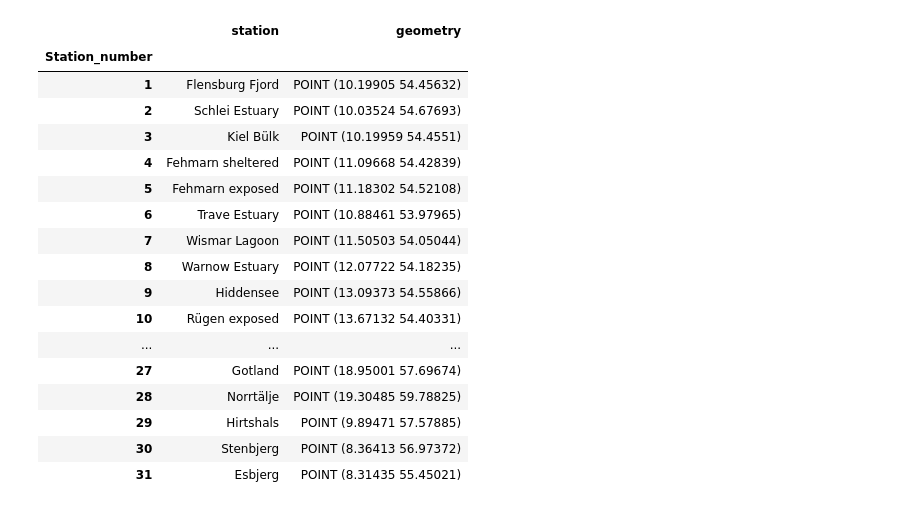
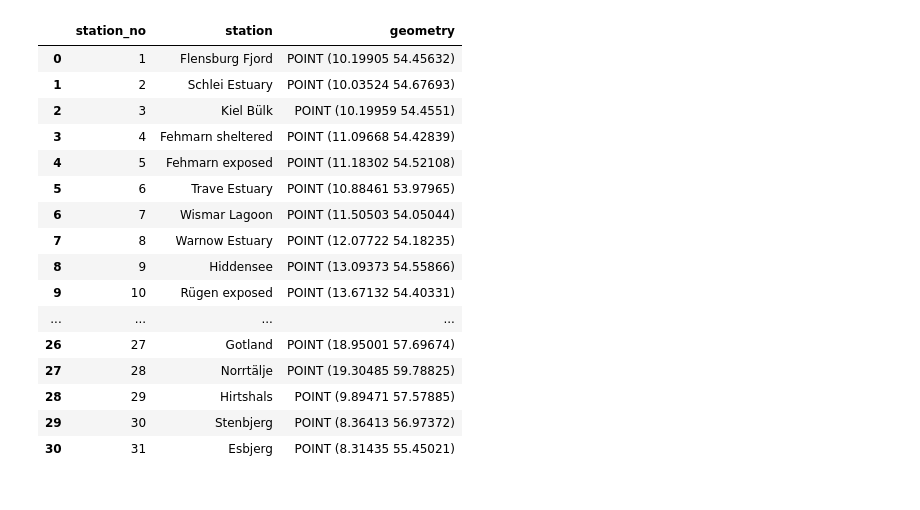
Before and after one commit to geomar-od-lagrange/2025_fucus-dispersal, a Jupyter notebook: notebooks/VoronoiPolygons.ipynb, the cells around one changed output. Drawn from its saved outputs; the diff is of its cells as text; code cells hidden in the pictures.

```diff
--- a/notebooks/VoronoiPolygons.ipynb
+++ b/notebooks/VoronoiPolygons.ipynb
@@ -37,35 +37,36 @@ def basemap(ax):
     return ax
 # %%
 # define Paths
-folder_path = Path("/gxfs_work/geomar/smomw597/2025_Fucus/")
+folder_path = Path("/gxfs_work/geomar/smomw597/2025_Fucus/2025_fucus-dispersal")
 output_path = Path(folder_path, "output/SamplePoints")
-output_SamplePoints = Path(output_path,"SamplePoints.shp")
+output_SamplePoints = Path(output_path,"SamplePoints.geojson")
 output_VoronoiPolygons = Path(output_path,"VoronoiPolygons.shp")
 output_VoronoiOceanPolygons = Path(output_path,"VoronoiOceanPolygons.shp")
 # %%
-df_stations = pd.read_csv(Path(folder_path,"Station_Coordinates.csv"), index_col="Station_number")
+df_stations = pd.read_csv(Path(folder_path,"Station_Coordinates.csv"), index_col="Station_number").reset_index()
 station_dict = dict(
+    station_no = df_stations.Station_number,
     station = df_stations.Station,
     geometry = gpd.points_from_xy(df_stations.LongitudeE, df_stations.LatitudeN, crs=Geodetic()),
 )
-gdf_sample_points.to_file(output_SamplePoints)
-gdf_sample_points
+gdf_stations = gpd.GeoDataFrame(station_dict)
+gdf_stations.to_file(output_SamplePoints, driver="GeoJSON")
+gdf_stations
 # %% [output]
-|  | station | geometry |
-| Station_number |  |  |
-| 1 | Flensburg Fjord | POINT (10.19905 54.45632) |
-| 2 | Schlei Estuary | POINT (10.03524 54.67693) |
-| 3 | Kiel Bülk | POINT (10.19959 54.4551) |
-| 4 | Fehmarn sheltered | POINT (11.09668 54.42839) |
-| 5 | Fehmarn exposed | POINT (11.18302 54.52108) |
-| 6 | Trave Estuary | POINT (10.88461 53.97965) |
-| 7 | Wismar Lagoon | POINT (11.50503 54.05044) |
-| 8 | Warnow Estuary | POINT (12.07722 54.18235) |
-| 9 | Hiddensee | POINT (13.09373 54.55866) |
-| 10 | Rügen exposed | POINT (13.67132 54.40331) |
-| ... | ... | ... |
-| 27 | Gotland | POINT (18.95001 57.69674) |
-| 28 | Norrtälje | POINT (19.30485 59.78825) |
-| 29 | Hirtshals | POINT (9.89471 57.57885) |
-| 30 | Stenbjerg | POINT (8.36413 56.97372) |
-| 31 | Esbjerg | POINT (8.31435 55.45021) |
+|  | station_no | station | geometry |
+| 0 | 1 | Flensburg Fjord | POINT (10.19905 54.45632) |
+| 1 | 2 | Schlei Estuary | POINT (10.03524 54.67693) |
+| 2 | 3 | Kiel Bülk | POINT (10.19959 54.4551) |
+| 3 | 4 | Fehmarn sheltered | POINT (11.09668 54.42839) |
+| 4 | 5 | Fehmarn exposed | POINT (11.18302 54.52108) |
+| 5 | 6 | Trave Estuary | POINT (10.88461 53.97965) |
+| 6 | 7 | Wismar Lagoon | POINT (11.50503 54.05044) |
+| 7 | 8 | Warnow Estuary | POINT (12.07722 54.18235) |
+| 8 | 9 | Hiddensee | POINT (13.09373 54.55866) |
+| 9 | 10 | Rügen exposed | POINT (13.67132 54.40331) |
+| ... | ... | ... | ... |
+| 26 | 27 | Gotland | POINT (18.95001 57.69674) |
+| 27 | 28 | Norrtälje | POINT (19.30485 59.78825) |
+| 28 | 29 | Hirtshals | POINT (9.89471 57.57885) |
+| 29 | 30 | Stenbjerg | POINT (8.36413 56.97372) |
+| 30 | 31 | Esbjerg | POINT (8.31435 55.45021) |
```
Also changed, not shown: parts of 56 cells of this notebook.
